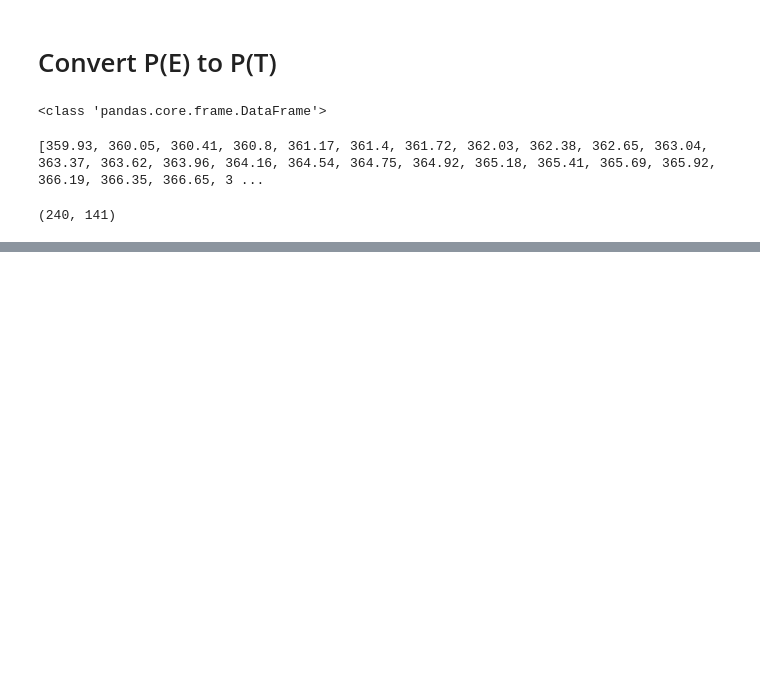
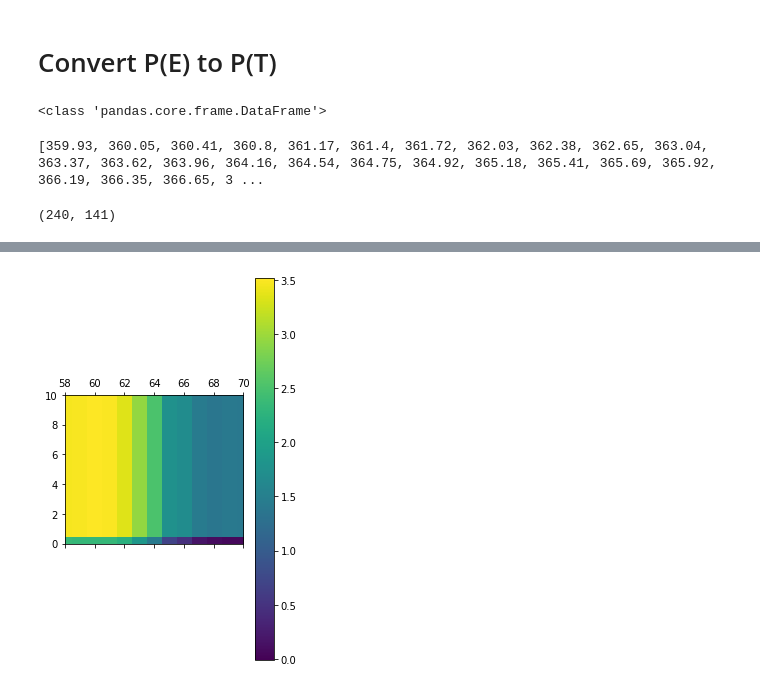
Before and after one commit to liuzipenguk/data-processing, a Jupyter notebook: Indirect measurement data processing.ipynb, the cells around one changed output, grey strips where cells are left out. Drawn from its saved outputs; the diff is of its cells as text; code cells hidden in the pictures; blank space fills up the shorter version.

```diff
--- a/Indirect measurement data processing.ipynb
+++ b/Indirect measurement data processing.ipynb
@@ -259,0 +266,5 @@ P_T.head(5)
+# %%
+# 把 P 转化成常用的单位 uC/cm2 ，方便plot
+P_T_uCcm = P_T[0:1].append(P_T[1:]*100)
+P_T_uCcm.head()
+# P_T_uCcm.to_csv('C:\\PhD-Zipeng\\Research projects\\DABCO\\BF4\\No16_2x42mm2_250um\\PUND indirect\\PT uC per cm'+'.csv')
@@ -259,0 +279,7 @@ P_T.head(5)
+# %%
+mpl.pyplot.matshow(P_T_uCcm[1:].transpose(),interpolation='nearest',cmap='viridis')
+plt.axis([58,70,0,10])
+plt.colorbar()
+plt.show()
+# %% [output]
+[figure, added]
```
Also changed, not shown: parts of 19 cells of this notebook.
